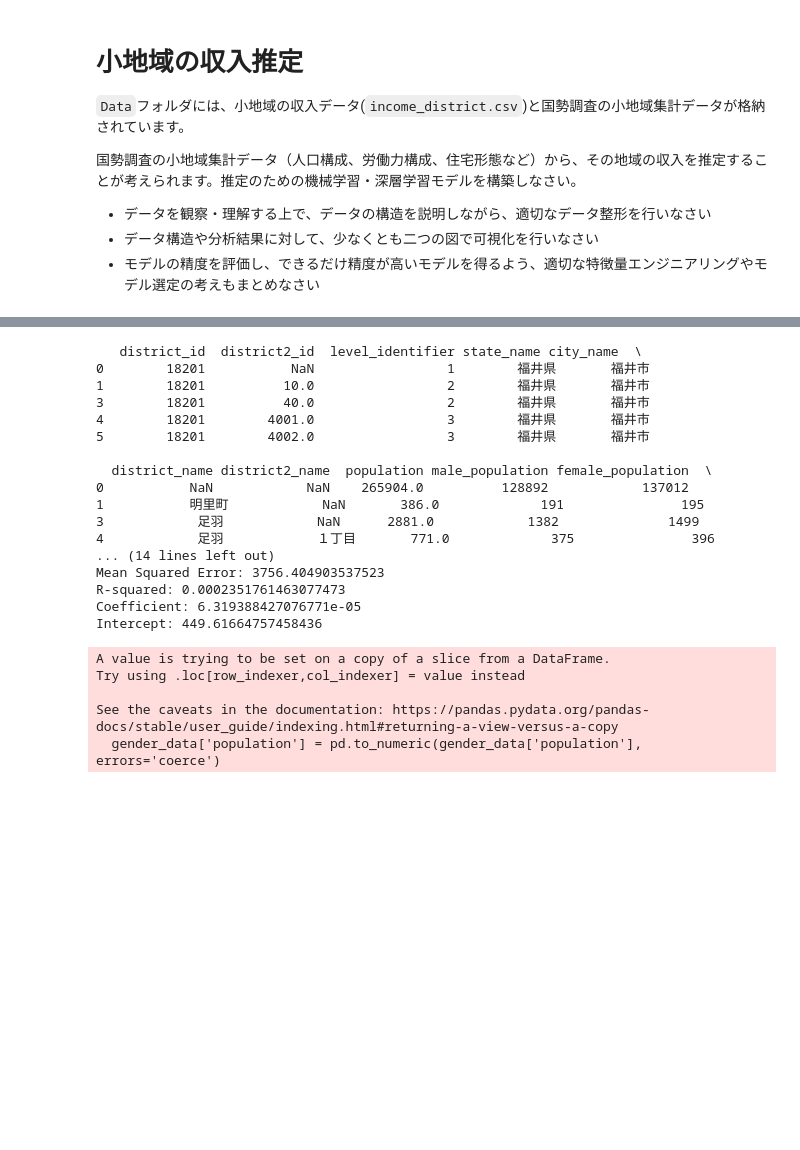
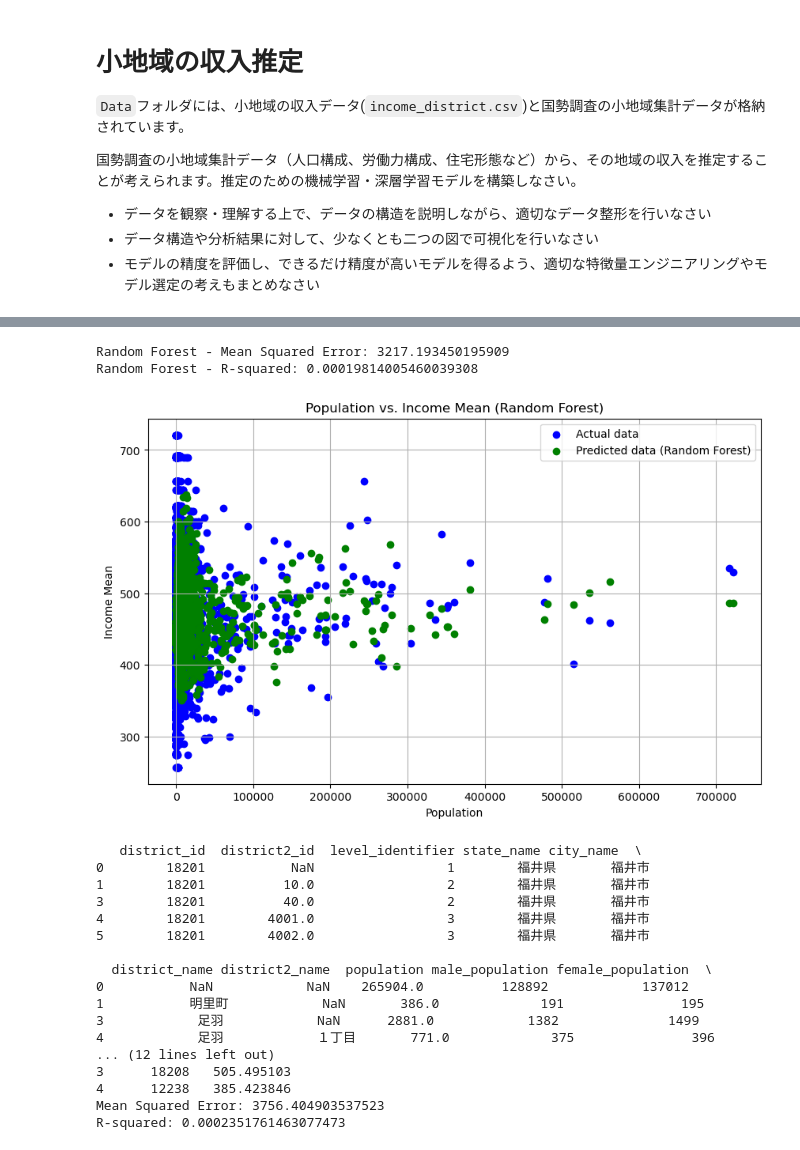
Before and after one commit to lvzeyu/chss_2024_assignment, a Jupyter notebook: 最終課題/income_predicion_Akama_Yuto1.ipynb, the cells around one changed output, grey strips where cells are left out. Saved outputs shown, nothing was run; the diff lists cells and outputs as text; code cells hidden in the pictures; blank space fills up the shorter version.

```diff
--- a/最終課題/income_predicion_Akama_Yuto1.ipynb
+++ b/最終課題/income_predicion_Akama_Yuto1.ipynb
@@ -46,9 +120,50 @@ income_data = pd.read_csv(income_data_path) #地域コードと平均収入
+# %%
+import pandas as pd
+import matplotlib.pyplot as plt
+from sklearn.model_selection import train_test_split
+from sklearn.ensemble import RandomForestRegressor
+from sklearn.metrics import mean_squared_error, r2_score
+
+# データの前処理
+merged_data['population'] = pd.to_numeric(merged_data['population'], errors='coerce')
+merged_data = merged_data.dropna(subset=['population', 'income_mean'])
+
+# 説明変数と目的変数を設定
+X = merged_data[['population']]  # 説明変数
+y = merged_data['income_mean']   # 目的変数
+
+# データをトレーニングセットとテストセットに分割
+X_train, X_test, y_train, y_test = train_test_split(X, y, test_size=0.2, random_state=42)
+
+# ランダムフォレストモデルの作成と学習
+rf_model = RandomForestRegressor(random_state=42)
+rf_model.fit(X_train, y_train)
+
+# テストデータを使って予測
+y_pred_rf = rf_model.predict(X_test)
+
+# モデルの評価
+mse_rf = mean_squared_error(y_test, y_pred_rf)
+r2_rf = r2_score(y_test, y_pred_rf)
+
+print(f"Random Forest - Mean Squared Error: {mse_rf}")
+print(f"Random Forest - R-squared: {r2_rf}")
+
+# 結果の可視化
+plt.figure(figsize=(10, 6))
+plt.scatter(X_test, y_test, color='blue', label='Actual data')
+plt.scatter(X_test, y_pred_rf, color='green', label='Predicted data (Random Forest)')
+plt.xlabel('Population')
+plt.ylabel('Income Mean')
+plt.title('Population vs. Income Mean (Random Forest)')
+plt.legend()
+plt.grid(True)
+plt.show()
+# %% [output]
+Random Forest - Mean Squared Error: 3217.193450195909
+Random Forest - R-squared: 0.00019814005460039308
+[figure, added]
 # %%
-import pandas as pd
-from sklearn.model_selection import train_test_split
-from sklearn.linear_model import LinearRegression
-from sklearn.metrics import mean_squared_error, r2_score
-
 # `gender_data` から `population` 列を抽出し、数値に変換
 gender_data['population'] = pd.to_numeric(gender_data['population'], errors='coerce')
 gender_data = gender_data.dropna(subset=['population'])
@@ -82,10 +197,6 @@ r2 = r2_score(y_test, y_pred)
 
 print(f"Mean Squared Error: {mse}")
 print(f"R-squared: {r2}")
-
-# 回帰係数
-print("Coefficient:", model.coef_[0])
-print("Intercept:", model.intercept_)
 # %% [output]
    district_id  district2_id  level_identifier state_name city_name  \
 0        18201           NaN                 1        福井県       福井市
@@ -99,13 +210,8 @@ print("Intercept:", model.intercept_)
 1           明里町            NaN       386.0             191               195
 3            足羽            NaN      2881.0            1382              1499
 4            足羽            １丁目       771.0             375               396
-... (14 lines left out)
+... (12 lines left out)
+3      18208   505.495103
+4      12238   385.423846
 Mean Squared Error: 3756.404903537523
 R-squared: 0.0002351761463077473
-Coefficient: 6.319388427076771e-05
-Intercept: 449.61664757458436
-A value is trying to be set on a copy of a slice from a DataFrame.
-Try using .loc[row_indexer,col_indexer] = value instead
-
-See the caveats in the documentation: https://pandas.pydata.org/pandas-docs/stable/user_guide/indexing.html#returning-a-view-versus-a-copy
-  gender_data['population'] = pd.to_numeric(gender_data['population'], errors='coerce')
```
Also changed, not shown: parts of 3 cells of this notebook, 1 other file.
